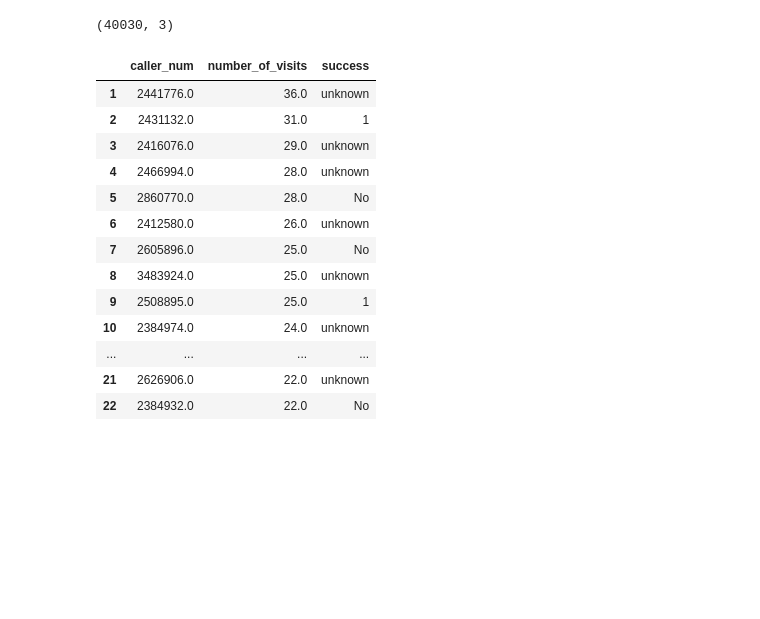
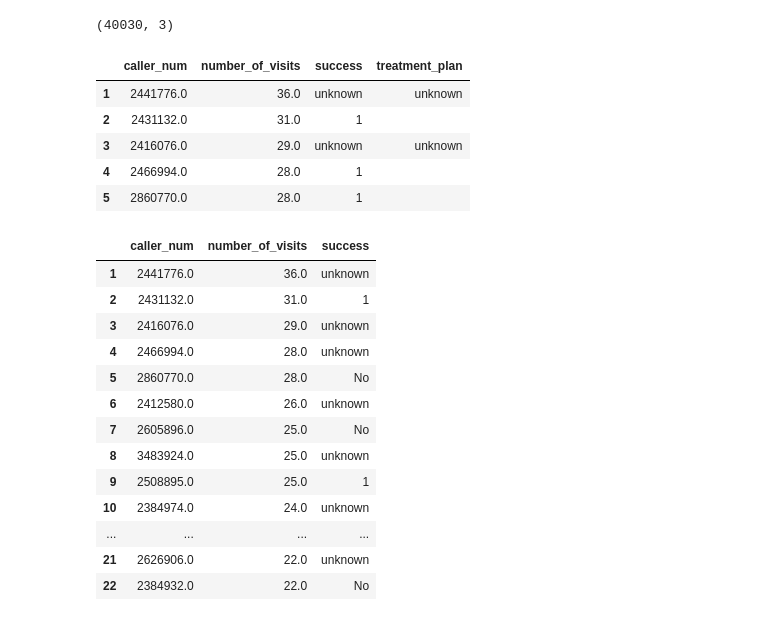
Before and after one commit to bsfcs/smile-on-spiderman, a Jupyter notebook: notebooks/smile-on.ipynb, the cells around one changed output. Saved outputs shown, nothing was run; the diff lists cells and outputs as text; code cells hidden in the pictures; blank space fills up the shorter version.

```diff
--- a/notebooks/smile-on.ipynb
+++ b/notebooks/smile-on.ipynb
@@ -78,14 +78,21 @@ patients.shape
 # %%
 patients['treatment_plan'] = ''
 
 for ind, row in smile_on.iterrows():
-    if row['Tx_Plan_Complete'] == 'Yes':
+    if row['Tx_Plan_Developed'] == 'Yes':
         patients.loc[ind, 'success'] = ['treatment_plan'].count('Yes') + 1
-    elif row['Tx_Plan_Complete'] == 'No':
+    elif row['Tx_Plan_Developed'] == 'No':
         patients.loc[ind, 'treatment_plan'] ='No'
     else:
         patients.loc[ind, 'treatment_plan'] ='unknown'
-patients.head(25)
+patients.head()
+# %% [output]
+|  | caller_num | number_of_visits | success | treatment_plan |
+| 1 | 2441776.0 | 36.0 | unknown | unknown |
+| 2 | 2431132.0 | 31.0 | 1 |  |
+| 3 | 2416076.0 | 29.0 | unknown | unknown |
+| 4 | 2466994.0 | 28.0 | 1 |  |
+| 5 | 2860770.0 | 28.0 | 1 |  |
 # %%
 patients['success'] = ''
 
```
